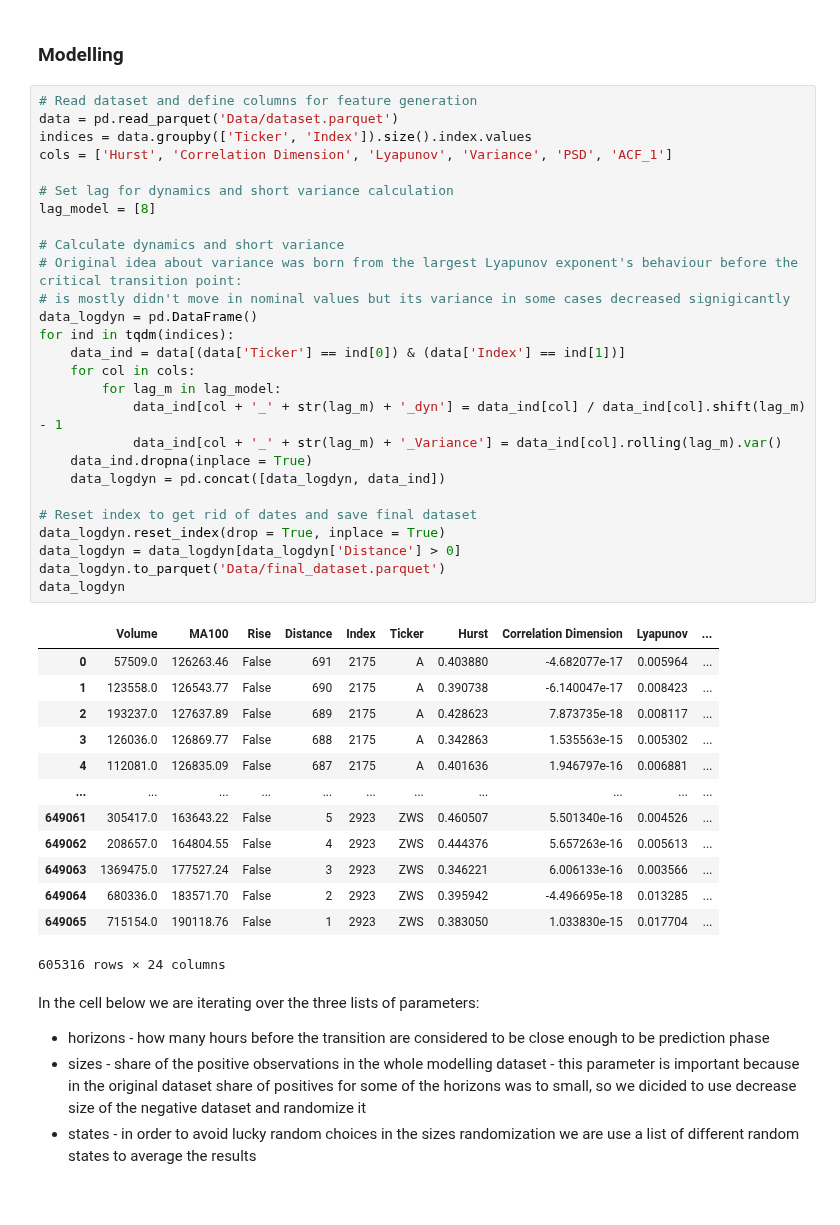
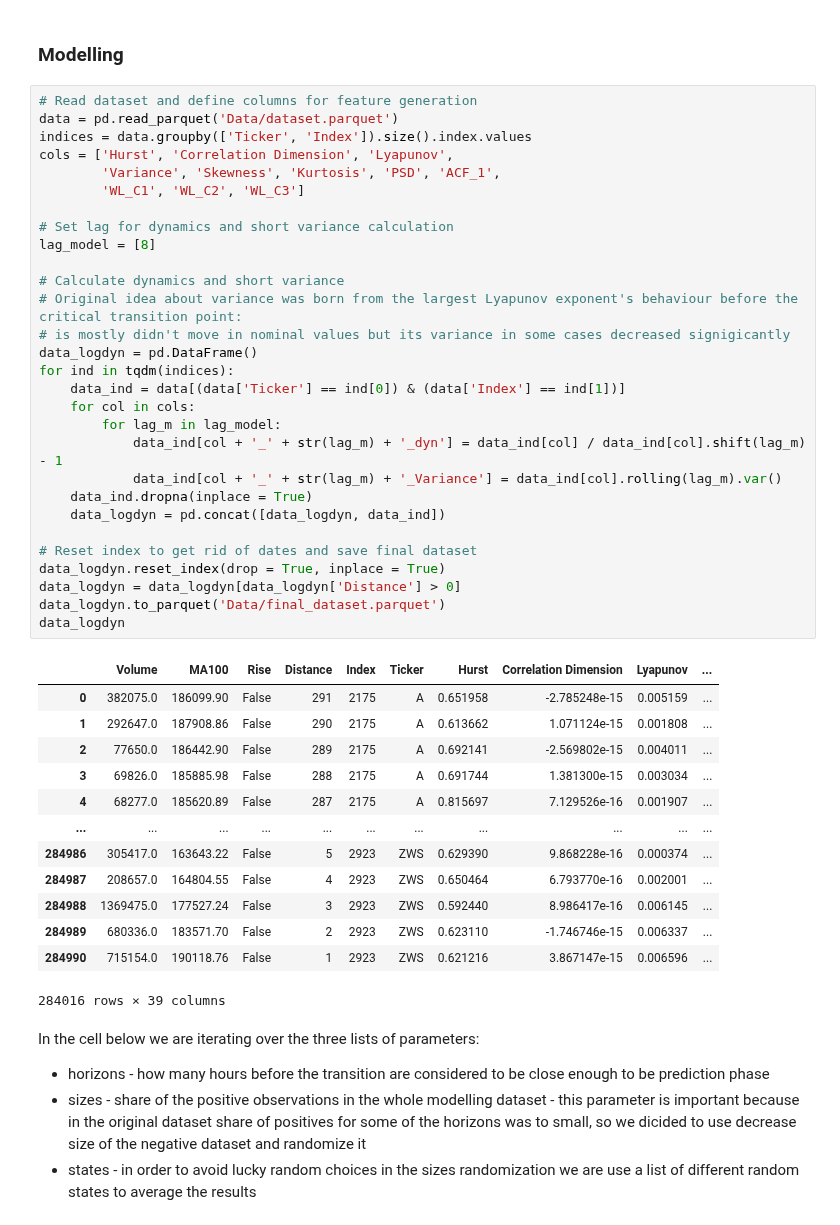
Before and after one commit to lebedevaale/early_warning_model, a Jupyter notebook: modelling.ipynb, the cells around one changed output. Cells and saved outputs as stored; diff of their text form.

```diff
--- a/modelling.ipynb
+++ b/modelling.ipynb
@@ -184,44 +184,46 @@ def model_optimization(Y_train,
 # %%
 # Read dataset and define columns for feature generation
 data = pd.read_parquet('Data/dataset.parquet')
 indices = data.groupby(['Ticker', 'Index']).size().index.values
-cols = ['Hurst', 'Correlation Dimension', 'Lyapunov', 'Variance', 'PSD', 'ACF_1']
+cols = ['Hurst', 'Correlation Dimension', 'Lyapunov',
+        'Variance', 'Skewness', 'Kurtosis', 'PSD', 'ACF_1',
+        'WL_C1', 'WL_C2', 'WL_C3']
 
 # Set lag for dynamics and short variance calculation
 lag_model = [8]
 
 # Calculate dynamics and short variance
 # Original idea about variance was born from the largest Lyapunov exponent's behaviour before the critical transition point:
 # is mostly didn't move in nominal values but its variance in some cases decreased signigicantly
 data_logdyn = pd.DataFrame()
 for ind in tqdm(indices):
     data_ind = data[(data['Ticker'] == ind[0]) & (data['Index'] == ind[1])]
     for col in cols:
         for lag_m in lag_model:
             data_ind[col + '_' + str(lag_m) + '_dyn'] = data_ind[col] / data_ind[col].shift(lag_m) - 1
             data_ind[col + '_' + str(lag_m) + '_Variance'] = data_ind[col].rolling(lag_m).var()
     data_ind.dropna(inplace = True)
     data_logdyn = pd.concat([data_logdyn, data_ind])
 
 # Reset index to get rid of dates and save final dataset
 data_logdyn.reset_index(drop = True, inplace = True)
 data_logdyn = data_logdyn[data_logdyn['Distance'] > 0]
 data_logdyn.to_parquet('Data/final_dataset.parquet')
 data_logdyn
 # %% [output]
 |  | Volume | MA100 | Rise | Distance | Index | Ticker | Hurst | Correlation Dimension | Lyapunov | ... |
-| 0 | 57509.0 | 126263.46 | False | 691 | 2175 | A | 0.403880 | -4.682077e-17 | 0.005964 | ... |
-| 1 | 123558.0 | 126543.77 | False | 690 | 2175 | A | 0.390738 | -6.140047e-17 | 0.008423 | ... |
-| 2 | 193237.0 | 127637.89 | False | 689 | 2175 | A | 0.428623 | 7.873735e-18 | 0.008117 | ... |
-| 3 | 126036.0 | 126869.77 | False | 688 | 2175 | A | 0.342863 | 1.535563e-15 | 0.005302 | ... |
-| 4 | 112081.0 | 126835.09 | False | 687 | 2175 | A | 0.401636 | 1.946797e-16 | 0.006881 | ... |
+| 0 | 382075.0 | 186099.90 | False | 291 | 2175 | A | 0.651958 | -2.785248e-15 | 0.005159 | ... |
+| 1 | 292647.0 | 187908.86 | False | 290 | 2175 | A | 0.613662 | 1.071124e-15 | 0.001808 | ... |
+| 2 | 77650.0 | 186442.90 | False | 289 | 2175 | A | 0.692141 | -2.569802e-15 | 0.004011 | ... |
+| 3 | 69826.0 | 185885.98 | False | 288 | 2175 | A | 0.691744 | 1.381300e-15 | 0.003034 | ... |
+| 4 | 68277.0 | 185620.89 | False | 287 | 2175 | A | 0.815697 | 7.129526e-16 | 0.001907 | ... |
 | ... | ... | ... | ... | ... | ... | ... | ... | ... | ... | ... |
-| 649061 | 305417.0 | 163643.22 | False | 5 | 2923 | ZWS | 0.460507 | 5.501340e-16 | 0.004526 | ... |
-| 649062 | 208657.0 | 164804.55 | False | 4 | 2923 | ZWS | 0.444376 | 5.657263e-16 | 0.005613 | ... |
-| 649063 | 1369475.0 | 177527.24 | False | 3 | 2923 | ZWS | 0.346221 | 6.006133e-16 | 0.003566 | ... |
-| 649064 | 680336.0 | 183571.70 | False | 2 | 2923 | ZWS | 0.395942 | -4.496695e-18 | 0.013285 | ... |
-| 649065 | 715154.0 | 190118.76 | False | 1 | 2923 | ZWS | 0.383050 | 1.033830e-15 | 0.017704 | ... |
+| 284986 | 305417.0 | 163643.22 | False | 5 | 2923 | ZWS | 0.629390 | 9.868228e-16 | 0.000374 | ... |
+| 284987 | 208657.0 | 164804.55 | False | 4 | 2923 | ZWS | 0.650464 | 6.793770e-16 | 0.002001 | ... |
+| 284988 | 1369475.0 | 177527.24 | False | 3 | 2923 | ZWS | 0.592440 | 8.986417e-16 | 0.006145 | ... |
+| 284989 | 680336.0 | 183571.70 | False | 2 | 2923 | ZWS | 0.623110 | -1.746746e-15 | 0.006337 | ... |
+| 284990 | 715154.0 | 190118.76 | False | 1 | 2923 | ZWS | 0.621216 | 3.867147e-15 | 0.006596 | ... |
-605316 rows × 24 columns
+284016 rows × 39 columns
 # %% [markdown]
 In the cell below we are iterating over the three lists of parameters:
 - horizons - how many hours before the transition are considered to be close enough to be prediction phase
```
Also changed, not shown: parts of 3 cells of this notebook, 2 other files.
